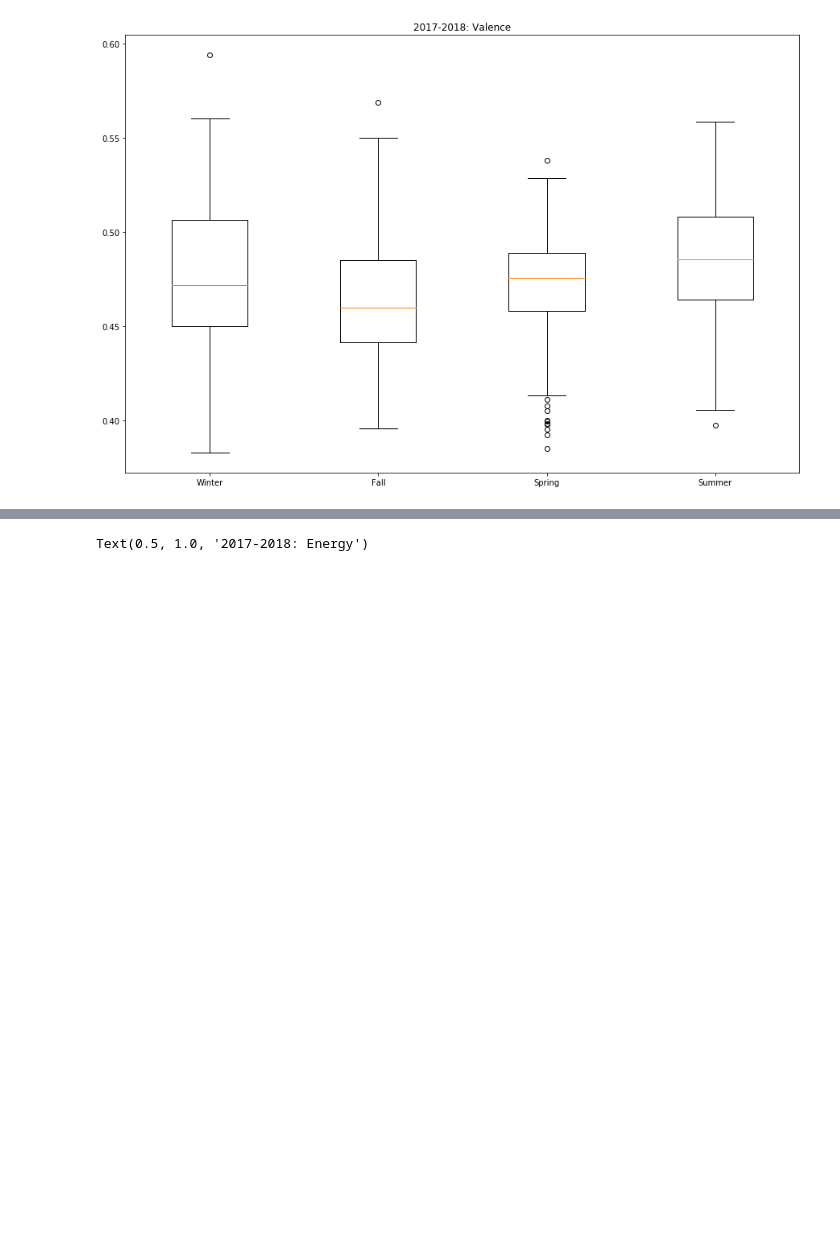
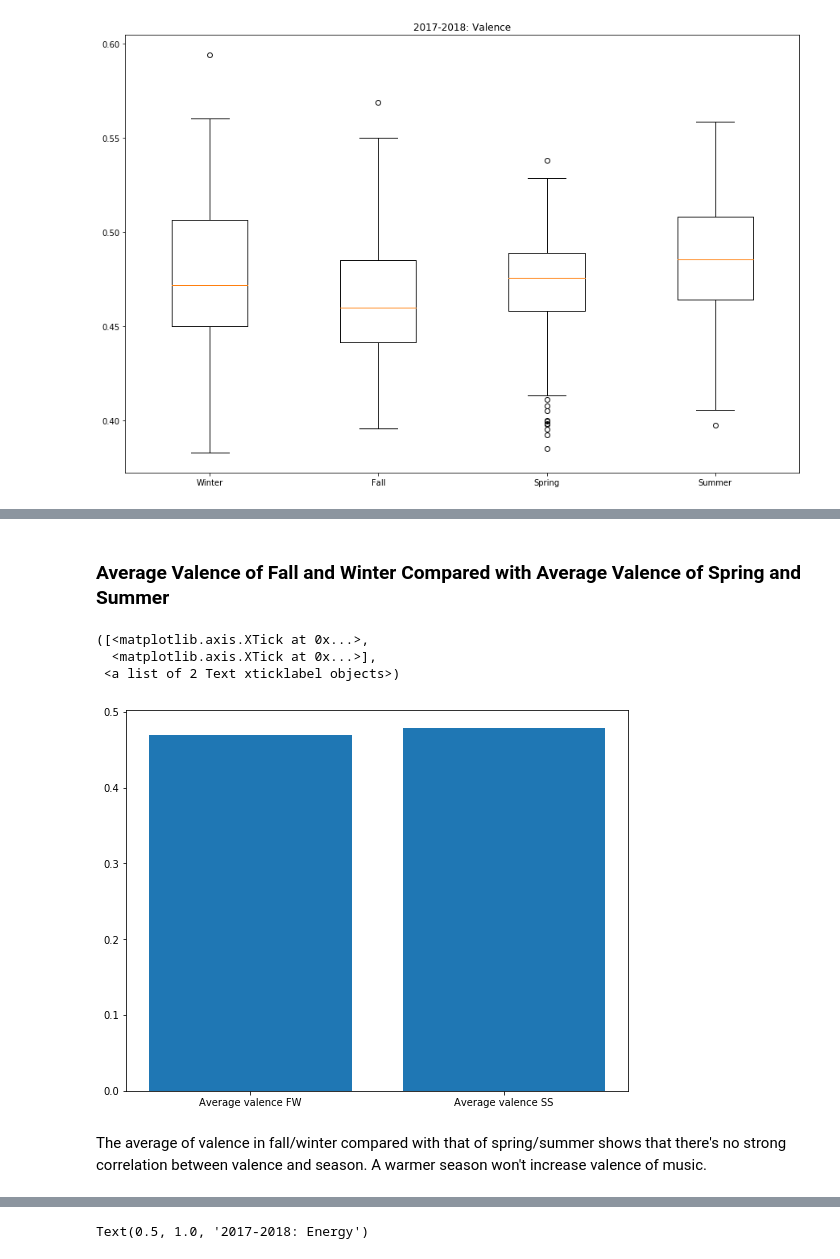
Before and after one commit to ajt025/Moodsic, a Jupyter notebook: FinalProject.ipynb, the cells around one changed output, grey strips where cells are left out. Drawn from its saved outputs; the diff is of its cells as text; code cells hidden in the pictures; blank space fills up the shorter version.

```diff
--- a/FinalProject.ipynb
+++ b/FinalProject.ipynb
@@ -374,0 +372,22 @@ From graphs above, we can see that there does not seems a strong correlation bet
+# %% [markdown]
+### Average Valence of Fall and Winter Compared with Average Valence of Spring and Summer
+# %%
+# Average valence of fall and winter
+valence_avg_fall = np.average(fall_list2)
+valence_avg_winter = np.average(winter_list2)
+valence_avg_fw = (valence_avg_fall+valence_avg_winter)/2
+# Average valence of spring and summer
+valence_avg_spring = np.average(spring_list2)
+valence_avg_summer = np.average(summer_list2)
+valence_avg_ss = (valence_avg_spring+valence_avg_summer)/2
+
+plt.figure(figsize = (9,7))
+plt.bar([0,1], [valence_avg_fw, valence_avg_ss])
+plt.xticks([0,1],['Average valence FW', 'Average valence SS'])
+# %% [output]
+([<matplotlib.axis.XTick at 0x...>,
+  <matplotlib.axis.XTick at 0x...>],
+ <a list of 2 Text xticklabel objects>)
+[figure, added]
+# %% [markdown]
+The average of valence in fall/winter compared with that of spring/summer shows that there's no strong correlation between valence and season. A warmer season won't increase valence of music.
```
Also changed, not shown: parts of 35 cells of this notebook.
